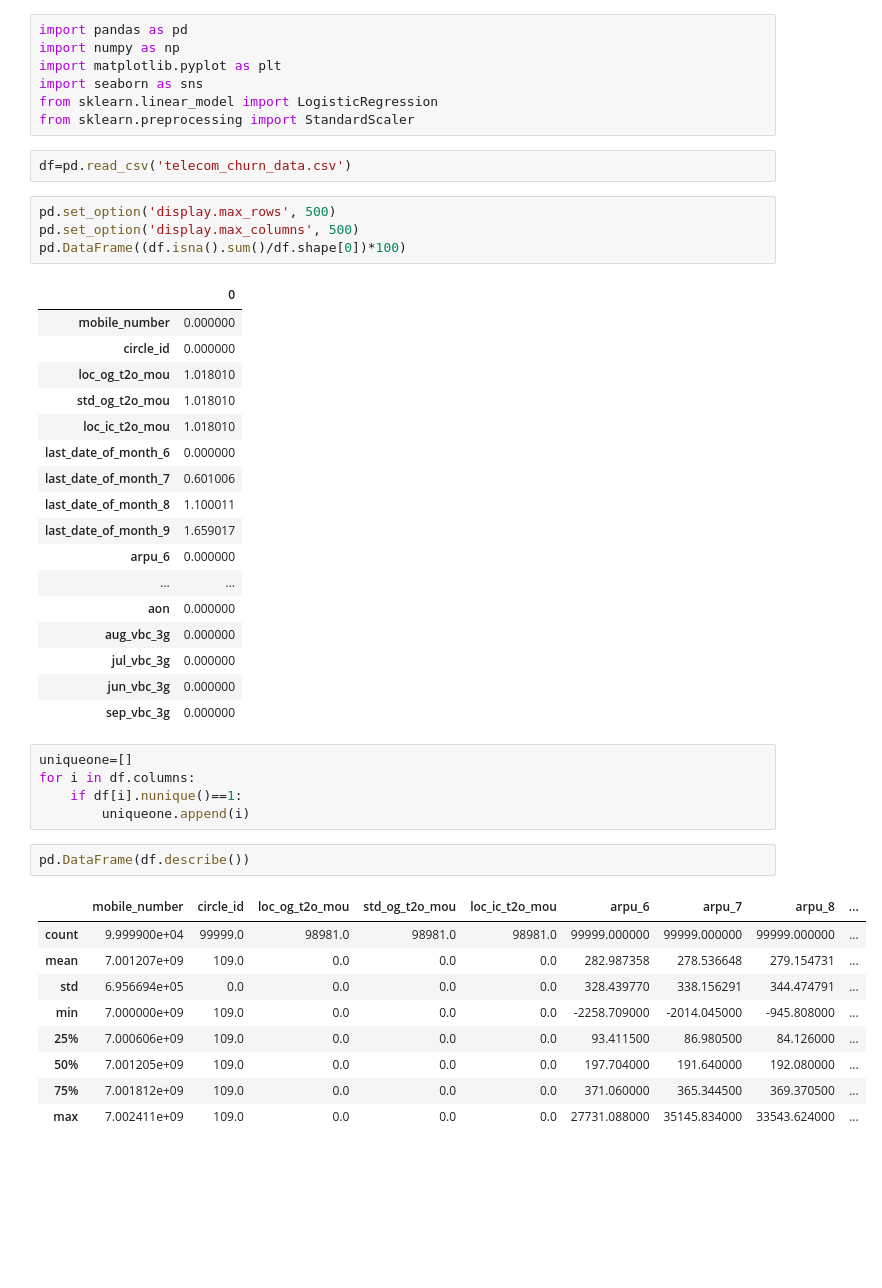
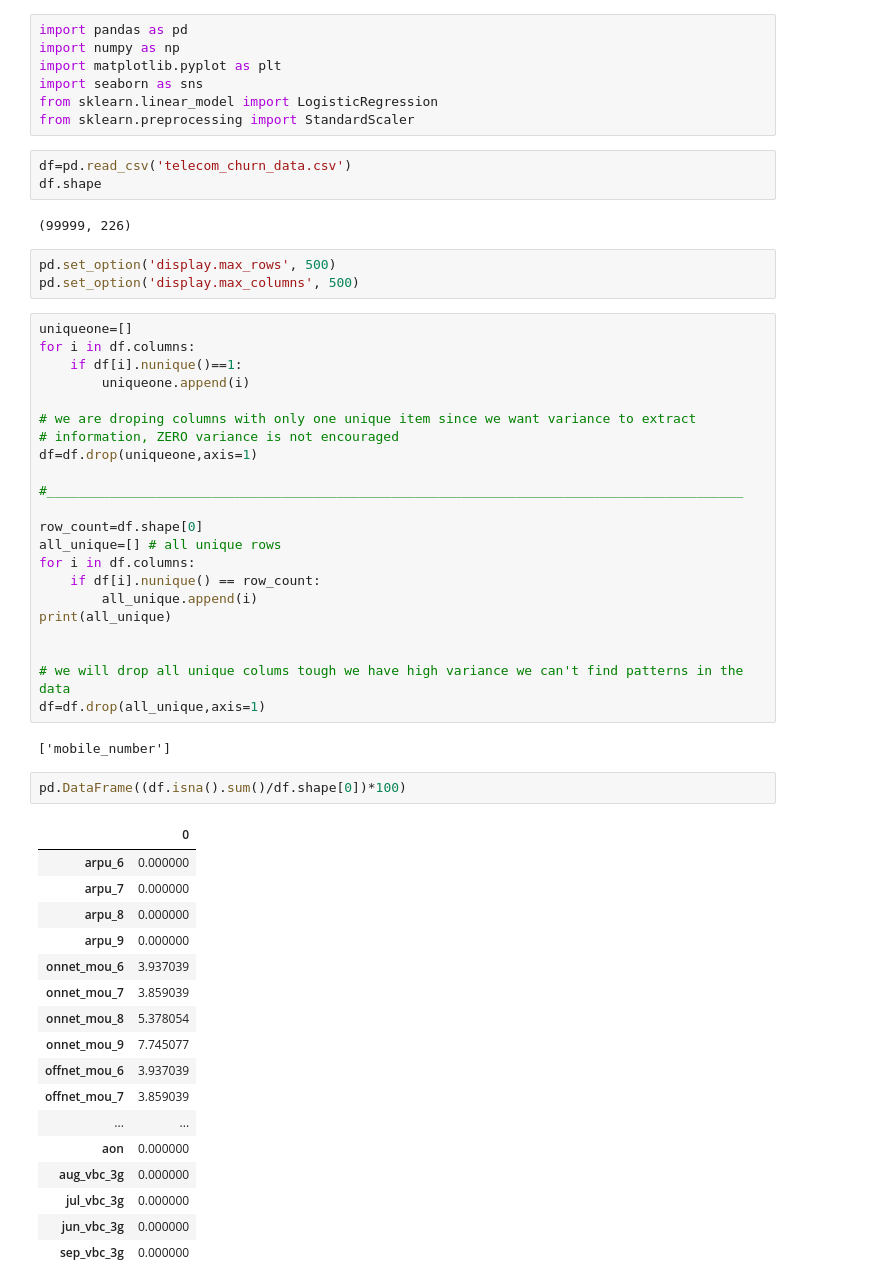
Before and after one commit to jagadeesh-gajula/Telecom-Churn-Prediction, a Jupyter notebook: Telecom churn prediction.ipynb, the cells around one changed output. Cells and saved outputs as stored; diff of their text form; blank space fills up the shorter version.

```diff
--- a/Telecom churn prediction.ipynb
+++ b/Telecom churn prediction.ipynb
@@ -7,42 +7,53 @@ from sklearn.linear_model import LogisticRegression
 from sklearn.preprocessing import StandardScaler
 # %%
 df=pd.read_csv('telecom_churn_data.csv')
+df.shape
+# %% [output]
+(99999, 226)
 # %%
 pd.set_option('display.max_rows', 500)
 pd.set_option('display.max_columns', 500)
-pd.DataFrame((df.isna().sum()/df.shape[0])*100)
-# %% [output]
-|  | 0 |
-| mobile_number | 0.000000 |
-| circle_id | 0.000000 |
-| loc_og_t2o_mou | 1.018010 |
-| std_og_t2o_mou | 1.018010 |
-| loc_ic_t2o_mou | 1.018010 |
-| last_date_of_month_6 | 0.000000 |
-| last_date_of_month_7 | 0.601006 |
-| last_date_of_month_8 | 1.100011 |
-| last_date_of_month_9 | 1.659017 |
-| arpu_6 | 0.000000 |
-| ... | ... |
-| aon | 0.000000 |
-| aug_vbc_3g | 0.000000 |
-| jul_vbc_3g | 0.000000 |
-| jun_vbc_3g | 0.000000 |
-| sep_vbc_3g | 0.000000 |
-# %%
-uniqueone=[]
-for i in df.columns:
-    if df[i].nunique()==1:
-        uniqueone.append(i)
+# %%
+uniqueone=[]
+for i in df.columns:
+    if df[i].nunique()==1:
+        uniqueone.append(i)
+
+# we are droping columns with only one unique item since we want variance to extract
+# information, ZERO variance is not encouraged
+df=df.drop(uniqueone,axis=1)
+
+#_________________________________________________________________________________________
+
+row_count=df.shape[0]
+all_unique=[] # all unique rows
+for i in df.columns:
+    if df[i].nunique() == row_count:
+        all_unique.append(i)
+print(all_unique)
+
+
+# we will drop all unique colums tough we have high variance we can't find patterns in the data
+df=df.drop(all_unique,axis=1)
+# %% [output]
+['mobile_number']
 # %%
-pd.DataFrame(df.describe())
+pd.DataFrame((df.isna().sum()/df.shape[0])*100)
 # %% [output]
-|  | mobile_number | circle_id | loc_og_t2o_mou | std_og_t2o_mou | loc_ic_t2o_mou | arpu_6 | arpu_7 | arpu_8 | ... |
-| count | 9.999900e+04 | 99999.0 | 98981.0 | 98981.0 | 98981.0 | 99999.000000 | 99999.000000 | 99999.000000 | ... |
-| mean | 7.001207e+09 | 109.0 | 0.0 | 0.0 | 0.0 | 282.987358 | 278.536648 | 279.154731 | ... |
-| std | 6.956694e+05 | 0.0 | 0.0 | 0.0 | 0.0 | 328.439770 | 338.156291 | 344.474791 | ... |
-| min | 7.000000e+09 | 109.0 | 0.0 | 0.0 | 0.0 | -2258.709000 | -2014.045000 | -945.808000 | ... |
-| 25% | 7.000606e+09 | 109.0 | 0.0 | 0.0 | 0.0 | 93.411500 | 86.980500 | 84.126000 | ... |
-| 50% | 7.001205e+09 | 109.0 | 0.0 | 0.0 | 0.0 | 197.704000 | 191.640000 | 192.080000 | ... |
-| 75% | 7.001812e+09 | 109.0 | 0.0 | 0.0 | 0.0 | 371.060000 | 365.344500 | 369.370500 | ... |
-| max | 7.002411e+09 | 109.0 | 0.0 | 0.0 | 0.0 | 27731.088000 | 35145.834000 | 33543.624000 | ... |
+|  | 0 |
+| arpu_6 | 0.000000 |
+| arpu_7 | 0.000000 |
+| arpu_8 | 0.000000 |
+| arpu_9 | 0.000000 |
+| onnet_mou_6 | 3.937039 |
+| onnet_mou_7 | 3.859039 |
+| onnet_mou_8 | 5.378054 |
+| onnet_mou_9 | 7.745077 |
+| offnet_mou_6 | 3.937039 |
+| offnet_mou_7 | 3.859039 |
+| ... | ... |
+| aon | 0.000000 |
+| aug_vbc_3g | 0.000000 |
+| jul_vbc_3g | 0.000000 |
+| jun_vbc_3g | 0.000000 |
+| sep_vbc_3g | 0.000000 |
```
Also changed, not shown: parts of 3 cells of this notebook.
